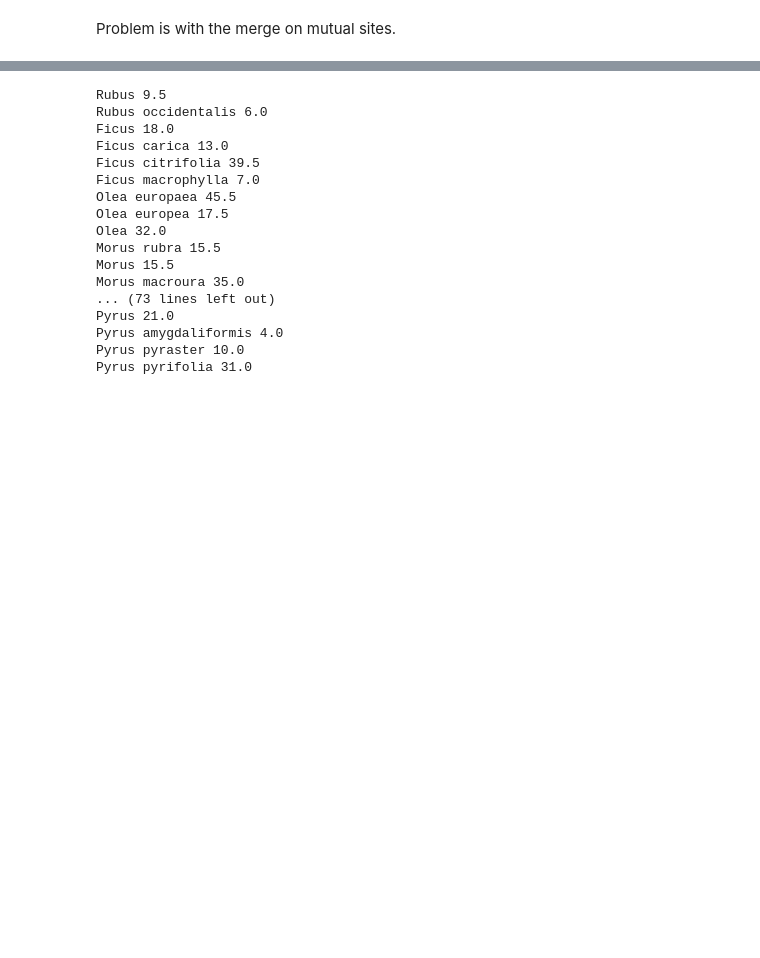
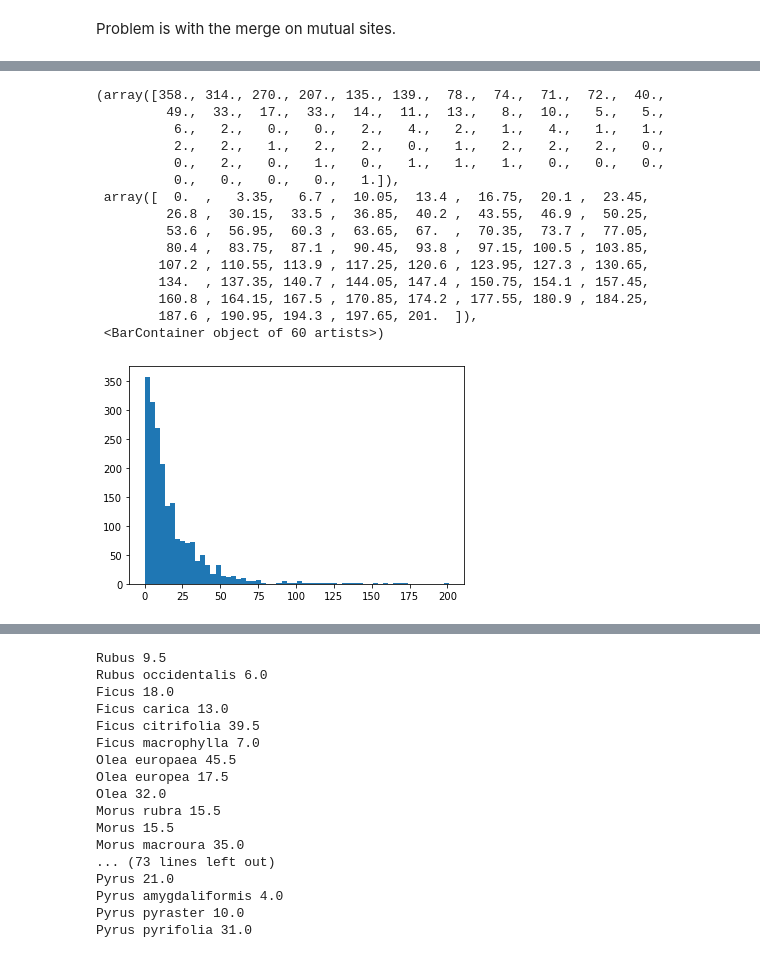
Before and after one commit to falling-fruit/dfg-seasons, a Jupyter notebook: modelling/high_res_models_finalized.ipynb, the cells around one changed output, grey strips where cells are left out. Cells and saved outputs as stored; diff of their text form; code cells hidden in the pictures; blank space fills up the shorter version.

Commit message:
finalized training pipeline, improved model accuracy

```diff
--- a/modelling/high_res_models_finalized.ipynb
+++ b/modelling/high_res_models_finalized.ipynb
@@ -324,32 +294,35 @@ def train_species_models(full_plant_data, full_weather_data):
             species_test_df = make_test_df(species_train_df)
 
         if len(species_test_df) == 0:
-            print("No test data for {}".format(s))
+            print("No test data for {}, after attempt at rectification".format(s))
             #print(species_test_df)
 
         filtered_weather_test = weather_test[weather_test['site_id'].isin(species_test_df['site_id'])]
+        filtered_species_test = species_test_df[species_test_df['site_id'].isin(filtered_weather_test['site_id'])]
 
         #print(species_train_df, weather_training)
         #print(species_test_df)
         #print(filtered_weather_test)
-        print(np.sort(species_test_df['site_id'].unique()))
-        print(np.sort(filtered_weather_test['site_id'].unique()))
+        #print(np.sort(filtered_species_test['site_id'].unique()))
+        #print(np.sort(filtered_weather_test['site_id'].unique()))
 
         predictions = train_ripeness_small(species_train_df, weather_training,
-                            species_test_df, weather_test)
+                            filtered_species_test, filtered_weather_test)
 
         #break
 
         species_prediction_dict[s] = predictions
+
+    #print(species_prediction_dict)
 
     # gets a list of all the prediction dataframes from the species model
     df_list = [i['prediction_df'] for i in species_prediction_dict.values()]
 
     full_prediction_df = pd.concat(df_list)
 
-    full_prediction_df['abs_error'] = np.abs(full_prediction_df['doy'] - full_prediction_df['flowering_day'])
+    full_prediction_df['abs_error'] = np.abs(full_prediction_df['doy'] - full_prediction_df['ripeness_day'])
 
-    print(score_model(full_prediction_df))
+    #print(score_model(full_prediction_df))
 
     return full_prediction_df
 # %%
@@ -658,3 +437,3 @@ At this point I'm just going to train a separate model on european data instead
 # %%
-normal_training_euro = train_species_models(euro_observations, formatted_weather)
+normal_training = train_species_models(filtered_plants, formatted_weather)
 # %% [output]
@@ -765,3 +577,0 @@ merged_euro.query('site_id == "472114" and year == 2022')
-# %%
-normal_training = train_species_models(filtered_plants, merged_euro)
-aggressive_training = train_species_models(aggressive_filtered_plants, merged_euro)
@@ -773,0 +748,19 @@ ValueError: operands could not be broadcast together with shapes (30,) (0,)
+# %%
+plt.hist(normal_training['abs_error'], bins=60)
+# %% [output]
+(array([358., 314., 270., 207., 135., 139.,  78.,  74.,  71.,  72.,  40.,
+         49.,  33.,  17.,  33.,  14.,  11.,  13.,   8.,  10.,   5.,   5.,
+          6.,   2.,   0.,   0.,   2.,   4.,   2.,   1.,   4.,   1.,   1.,
+          2.,   2.,   1.,   2.,   2.,   0.,   1.,   2.,   2.,   2.,   0.,
+          0.,   2.,   0.,   1.,   0.,   1.,   1.,   1.,   0.,   0.,   0.,
+          0.,   0.,   0.,   0.,   1.]),
+ array([  0.  ,   3.35,   6.7 ,  10.05,  13.4 ,  16.75,  20.1 ,  23.45,
+         26.8 ,  30.15,  33.5 ,  36.85,  40.2 ,  43.55,  46.9 ,  50.25,
+         53.6 ,  56.95,  60.3 ,  63.65,  67.  ,  70.35,  73.7 ,  77.05,
+         80.4 ,  83.75,  87.1 ,  90.45,  93.8 ,  97.15, 100.5 , 103.85,
+        107.2 , 110.55, 113.9 , 117.25, 120.6 , 123.95, 127.3 , 130.65,
+        134.  , 137.35, 140.7 , 144.05, 147.4 , 150.75, 154.1 , 157.45,
+        160.8 , 164.15, 167.5 , 170.85, 174.2 , 177.55, 180.9 , 184.25,
+        187.6 , 190.95, 194.3 , 197.65, 201.  ]),
+ <BarContainer object of 60 artists>)
+[figure, added]
```
Also changed, not shown: parts of 39 cells of this notebook.
